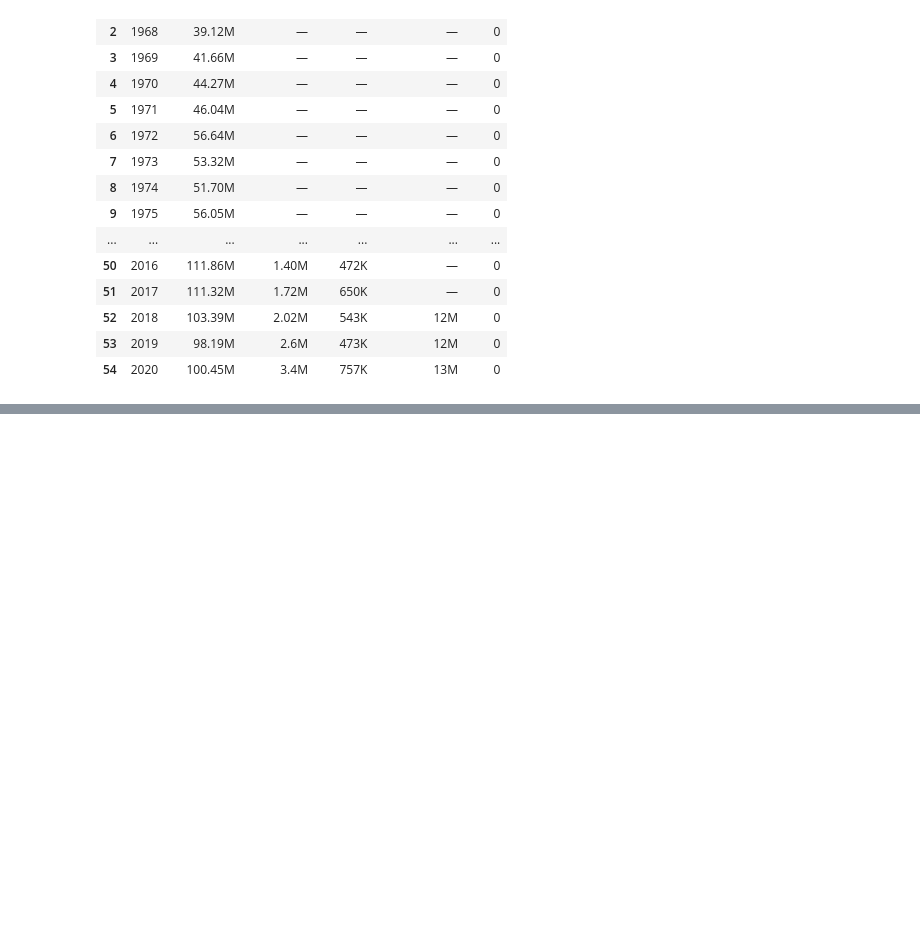
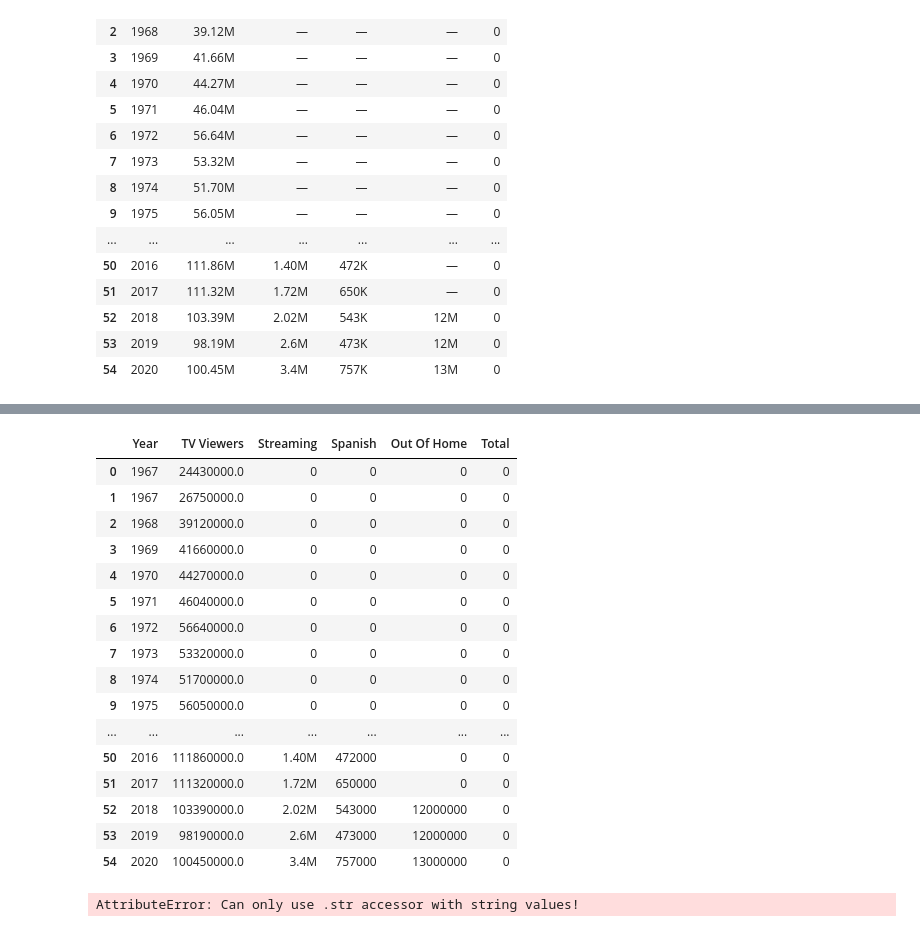
Before and after one commit to malreadjr/NFL-playersalary-Project, a Jupyter notebook: Clean & Merge Data.ipynb, the cells around one changed output, grey strips where cells are left out. Saved outputs shown, nothing was run; the diff lists cells and outputs as text; code cells hidden in the pictures; blank space fills up the shorter version.

```diff
--- a/Clean & Merge Data.ipynb
+++ b/Clean & Merge Data.ipynb
@@ -241,0 +210,21 @@ rating_new
+# %%
+rating_new['TV Viewers'] = rating_new['TV Viewers'] * 1000000
+rating_new
+# %% [output]
+|  | Year | TV Viewers | Streaming | Spanish | Out Of Home | Total |
+| 0 | 1967 | 24430000.0 | 0 | 0 | 0 | 0 |
+| 1 | 1967 | 26750000.0 | 0 | 0 | 0 | 0 |
+| 2 | 1968 | 39120000.0 | 0 | 0 | 0 | 0 |
+| 3 | 1969 | 41660000.0 | 0 | 0 | 0 | 0 |
+| 4 | 1970 | 44270000.0 | 0 | 0 | 0 | 0 |
+| 5 | 1971 | 46040000.0 | 0 | 0 | 0 | 0 |
+| 6 | 1972 | 56640000.0 | 0 | 0 | 0 | 0 |
+| 7 | 1973 | 53320000.0 | 0 | 0 | 0 | 0 |
+| 8 | 1974 | 51700000.0 | 0 | 0 | 0 | 0 |
+| 9 | 1975 | 56050000.0 | 0 | 0 | 0 | 0 |
+| ... | ... | ... | ... | ... | ... | ... |
+| 50 | 2016 | 111860000.0 | 1.40M | 472000 | 0 | 0 |
+| 51 | 2017 | 111320000.0 | 1.72M | 650000 | 0 | 0 |
+| 52 | 2018 | 103390000.0 | 2.02M | 543000 | 12000000 | 0 |
+| 53 | 2019 | 98190000.0 | 2.6M | 473000 | 12000000 | 0 |
+| 54 | 2020 | 100450000.0 | 3.4M | 757000 | 13000000 | 0 |
@@ -241,0 +235,5 @@ rating_new
+# %%
+rating_new['Streaming'] = rating_new["Streaming"].str.replace(r'M$', "")
+rating_new['Streaming'] = rating_new["Streaming"].astype(float)
+# %% [output]
+AttributeError: Can only use .str accessor with string values!
```
Also changed, not shown: parts of 31 cells of this notebook.
